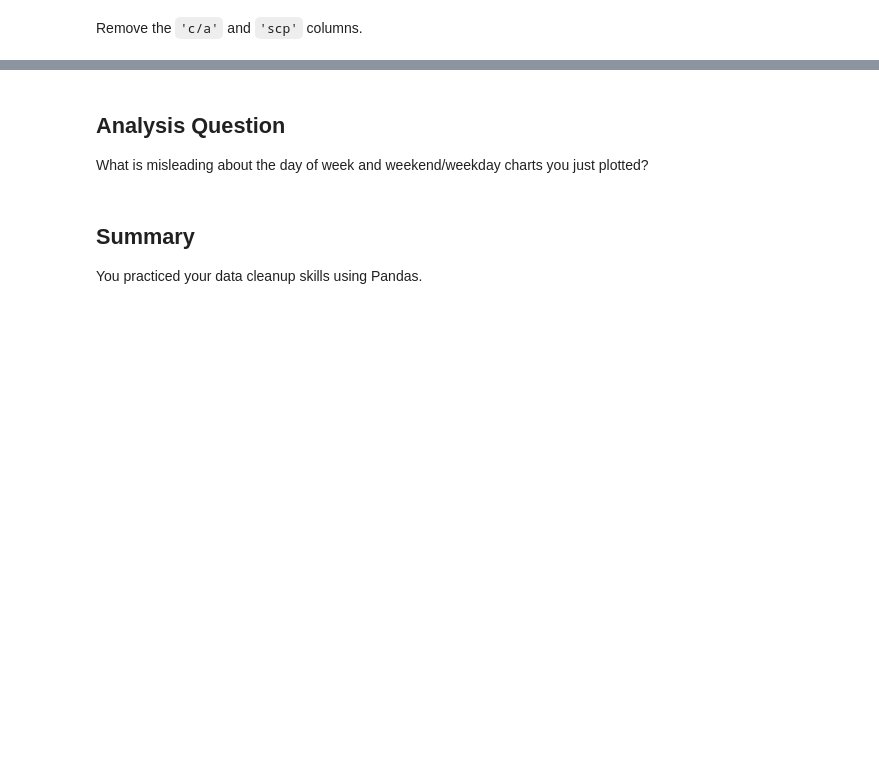
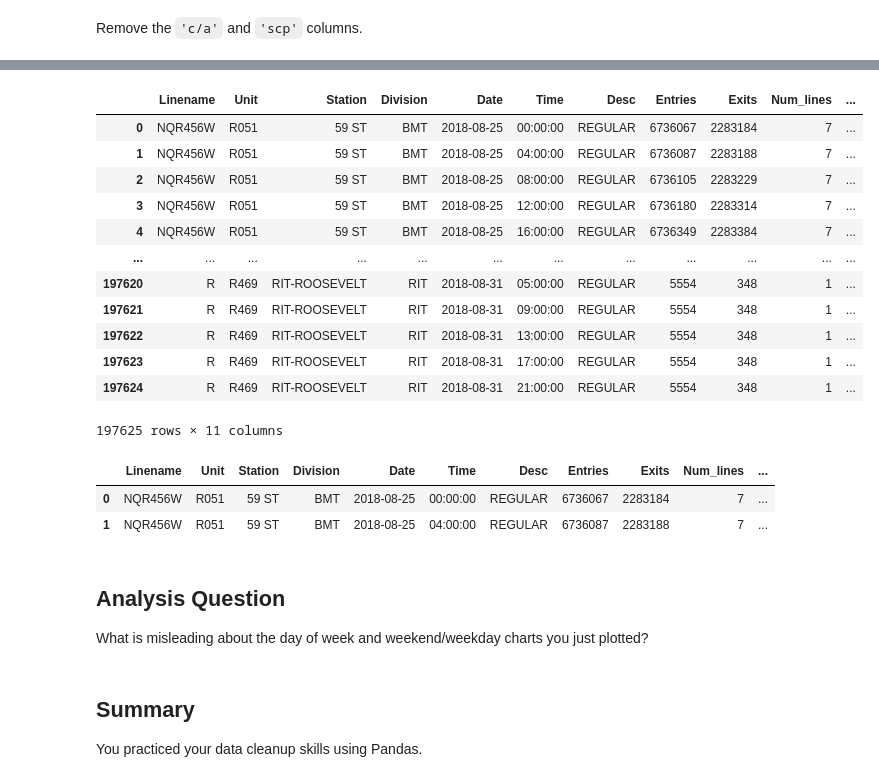
Before and after one commit to KeyMoney22/dsc-pandas-series-and-dataframes-lab, a Jupyter notebook: index.ipynb, the cells around one changed output, grey strips where cells are left out. Saved outputs shown, nothing was run; the diff lists cells and outputs as text; code cells hidden in the pictures; blank space fills up the shorter version.

```diff
--- a/index.ipynb
+++ b/index.ipynb
@@ -251,7 +296,30 @@ Remove the `'c/a'` and `'scp'` columns.
 # %%
 # Remove the 'c/a' and 'scp' columns
-df = None
-df.head(2)
+
+to_drop = ['C/a','Scp']
+df.drop(columns =  to_drop, inplace = True)
+df
+# %% [output]
+|  | Linename | Unit | Station | Division | Date | Time | Desc | Entries | Exits | Num_lines | ... |
+| 0 | NQR456W | R051 | 59 ST | BMT | 2018-08-25 | 00:00:00 | REGULAR | 6736067 | 2283184 | 7 | ... |
+| 1 | NQR456W | R051 | 59 ST | BMT | 2018-08-25 | 04:00:00 | REGULAR | 6736087 | 2283188 | 7 | ... |
+| 2 | NQR456W | R051 | 59 ST | BMT | 2018-08-25 | 08:00:00 | REGULAR | 6736105 | 2283229 | 7 | ... |
+| 3 | NQR456W | R051 | 59 ST | BMT | 2018-08-25 | 12:00:00 | REGULAR | 6736180 | 2283314 | 7 | ... |
+| 4 | NQR456W | R051 | 59 ST | BMT | 2018-08-25 | 16:00:00 | REGULAR | 6736349 | 2283384 | 7 | ... |
+| ... | ... | ... | ... | ... | ... | ... | ... | ... | ... | ... | ... |
+| 197620 | R | R469 | RIT-ROOSEVELT | RIT | 2018-08-31 | 05:00:00 | REGULAR | 5554 | 348 | 1 | ... |
+| 197621 | R | R469 | RIT-ROOSEVELT | RIT | 2018-08-31 | 09:00:00 | REGULAR | 5554 | 348 | 1 | ... |
+| 197622 | R | R469 | RIT-ROOSEVELT | RIT | 2018-08-31 | 13:00:00 | REGULAR | 5554 | 348 | 1 | ... |
+| 197623 | R | R469 | RIT-ROOSEVELT | RIT | 2018-08-31 | 17:00:00 | REGULAR | 5554 | 348 | 1 | ... |
+| 197624 | R | R469 | RIT-ROOSEVELT | RIT | 2018-08-31 | 21:00:00 | REGULAR | 5554 | 348 | 1 | ... |
+197625 rows × 11 columns
+# %%
+
+df.head(2)
+# %% [output]
+|  | Linename | Unit | Station | Division | Date | Time | Desc | Entries | Exits | Num_lines | ... |
+| 0 | NQR456W | R051 | 59 ST | BMT | 2018-08-25 | 00:00:00 | REGULAR | 6736067 | 2283184 | 7 | ... |
+| 1 | NQR456W | R051 | 59 ST | BMT | 2018-08-25 | 04:00:00 | REGULAR | 6736087 | 2283188 | 7 | ... |
 # %% [markdown]
 ## Analysis Question
 
```
Also changed, not shown: parts of 10 cells of this notebook.
